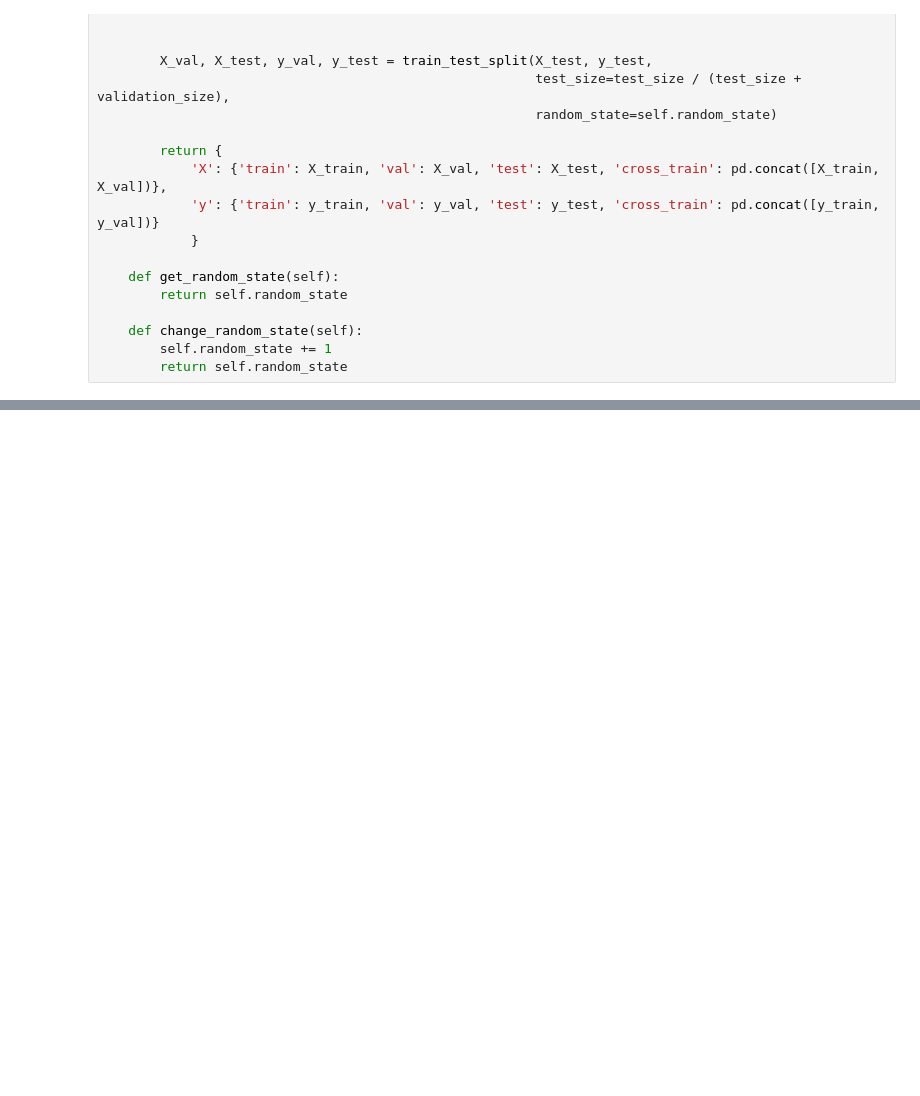
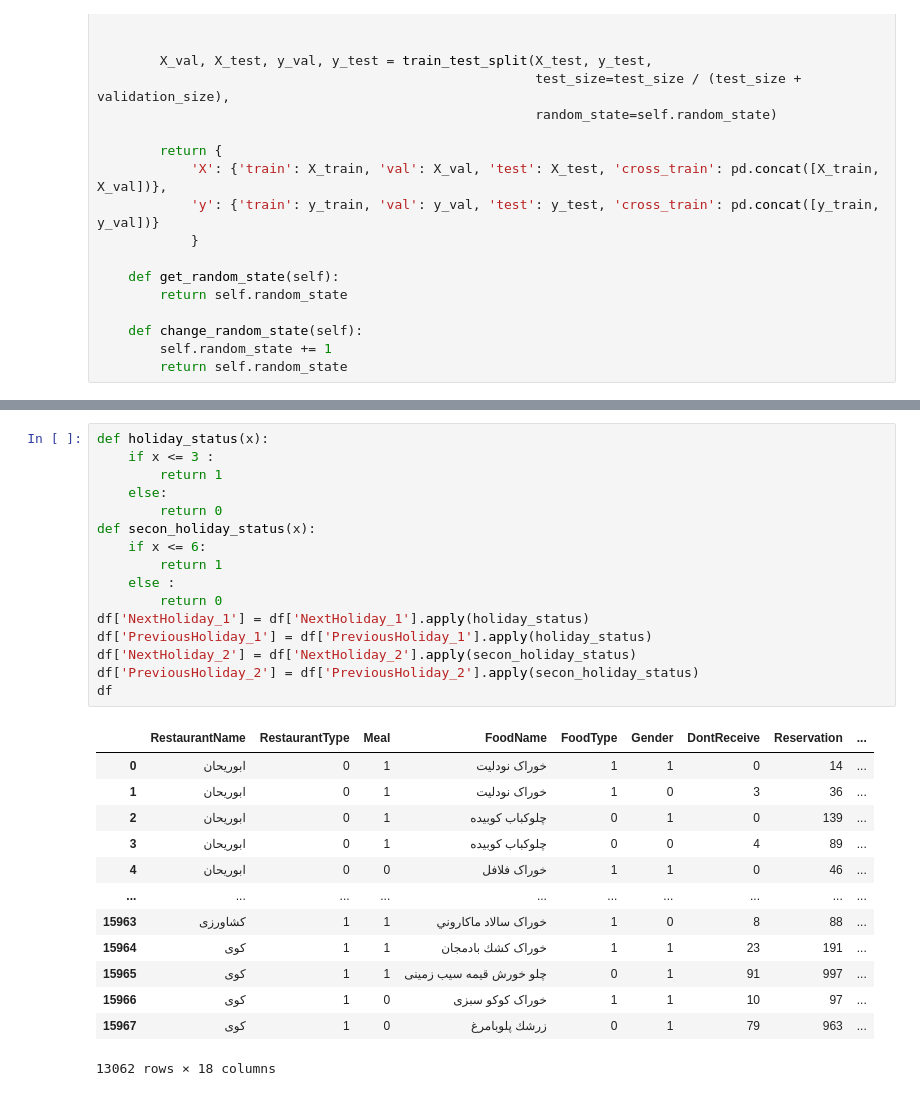
Before and after one commit to mvajhi/Introduction-to-Data-Science, a Jupyter notebook: final/phase2.ipynb, the cells around one changed output, grey strips where cells are left out. Cells and saved outputs as stored; diff of their text form; blank space fills up the shorter version.

```diff
--- a/final/phase2.ipynb
+++ b/final/phase2.ipynb
@@ -140,0 +180,30 @@ evaluator_DT.calculate_evaluators()
+# %%
+def holiday_status(x):
+    if x <= 3 :
+        return 1
+    else:
+        return 0
+def secon_holiday_status(x):
+    if x <= 6:
+        return 1
+    else :
+        return 0
+df['NextHoliday_1'] = df['NextHoliday_1'].apply(holiday_status)
+df['PreviousHoliday_1'] = df['PreviousHoliday_1'].apply(holiday_status)
+df['NextHoliday_2'] = df['NextHoliday_2'].apply(secon_holiday_status)
+df['PreviousHoliday_2'] = df['PreviousHoliday_2'].apply(secon_holiday_status)
+df
+# %% [output]
+|  | RestaurantName | RestaurantType | Meal | FoodName | FoodType | Gender | DontReceive | Reservation | ... |
+| 0 | ابوریحان | 0 | 1 | خوراک نودلیت | 1 | 1 | 0 | 14 | ... |
+| 1 | ابوریحان | 0 | 1 | خوراک نودلیت | 1 | 0 | 3 | 36 | ... |
+| 2 | ابوریحان | 0 | 1 | چلوكباب كوبیده | 0 | 1 | 0 | 139 | ... |
+| 3 | ابوریحان | 0 | 1 | چلوكباب كوبیده | 0 | 0 | 4 | 89 | ... |
+| 4 | ابوریحان | 0 | 0 | خوراک فلافل | 1 | 1 | 0 | 46 | ... |
+| ... | ... | ... | ... | ... | ... | ... | ... | ... | ... |
+| 15963 | کشاورزی | 1 | 1 | خوراک سالاد ماكاروني | 1 | 0 | 8 | 88 | ... |
+| 15964 | کوی | 1 | 1 | خوراک كشك بادمجان | 1 | 1 | 23 | 191 | ... |
+| 15965 | کوی | 1 | 1 | چلو خورش قیمه سیب زمینی | 0 | 1 | 91 | 997 | ... |
+| 15966 | کوی | 1 | 0 | خوراک کوکو سبزی | 1 | 1 | 10 | 97 | ... |
+| 15967 | کوی | 1 | 0 | زرشك پلوبامرغ | 0 | 1 | 79 | 963 | ... |
+13062 rows × 18 columns
```
Also changed, not shown: parts of 35 cells of this notebook.
